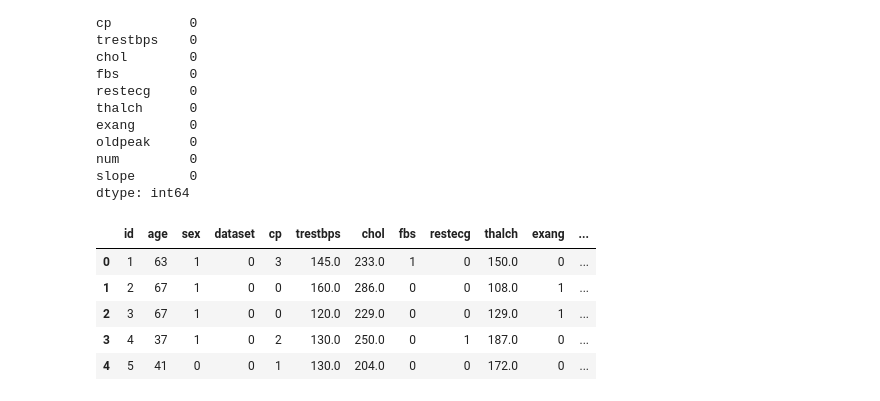
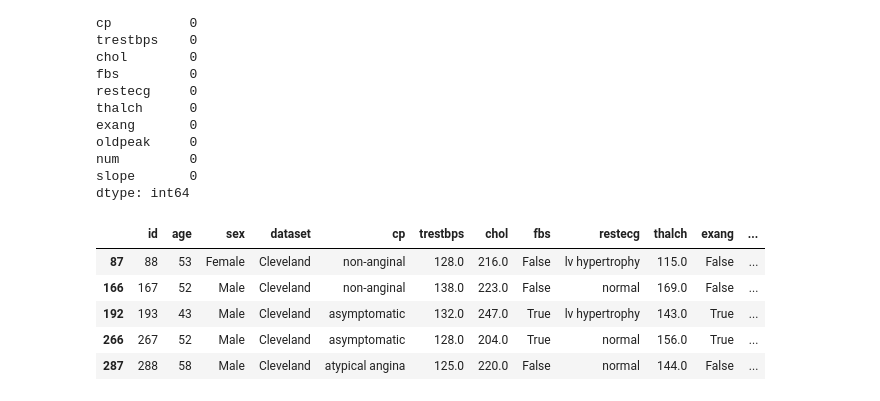
Before and after one commit to devbilalkhan/ml-heart-disease-uci, a Jupyter notebook: uci_heart_disease_data.ipynb, the cells around one changed output. Drawn from its saved outputs; the diff is of its cells as text; code cells hidden in the pictures.

Commit message:
missing values imputation with random forest.

```diff
--- a/uci_heart_disease_data.ipynb
+++ b/uci_heart_disease_data.ipynb
@@ -408,14 +448,18 @@ weighted avg       0.69      0.72      0.70        60
 # %%
-X = df_pred_slope
+df_encoded_pred = df_missing.drop(['slope', 'ca', 'thal'], axis=1)
 
-le = LabelEncoder()
-for col in X.columns:
-    if X[col].dtype == 'object':
-        X[col] = le.fit_transform(X[col])
+def encode_and_predict(df, target_variable, model):
 
-X['slope'] = rf_model_slope.predict(X)
+    le = LabelEncoder()
+    for col in df.columns:
+        if df[col].dtype == 'object':
+            df[col] = le.fit_transform(df[col])
 
-X.isnull().sum()
+    df[target_variable] = model.predict(df)
+
+encode_and_predict(df_encoded_pred, 'slope', rf_model_slope)
+
+df_encoded_pred.isnull().sum()
 # %% [output]
 id          0
 age         0
@@ -432,12 +476,14 @@ oldpeak     0
 num         0
 slope       0
 dtype: int64
+# %%
+df_missing.loc[:,'slope'] = df_encoded_pred['slope']
 # %%
-X.head()
+df_missing.head()
 # %% [output]
 |  | id | age | sex | dataset | cp | trestbps | chol | fbs | restecg | thalch | exang | ... |
-| 0 | 1 | 63 | 1 | 0 | 3 | 145.0 | 233.0 | 1 | 0 | 150.0 | 0 | ... |
-| 1 | 2 | 67 | 1 | 0 | 0 | 160.0 | 286.0 | 0 | 0 | 108.0 | 1 | ... |
-| 2 | 3 | 67 | 1 | 0 | 0 | 120.0 | 229.0 | 0 | 0 | 129.0 | 1 | ... |
-| 3 | 4 | 37 | 1 | 0 | 2 | 130.0 | 250.0 | 0 | 1 | 187.0 | 0 | ... |
-| 4 | 5 | 41 | 0 | 0 | 1 | 130.0 | 204.0 | 0 | 0 | 172.0 | 0 | ... |
+| 87 | 88 | 53 | Female | Cleveland | non-anginal | 128.0 | 216.0 | False | lv hypertrophy | 115.0 | False | ... |
+| 166 | 167 | 52 | Male | Cleveland | non-anginal | 138.0 | 223.0 | False | normal | 169.0 | False | ... |
+| 192 | 193 | 43 | Male | Cleveland | asymptomatic | 132.0 | 247.0 | True | lv hypertrophy | 143.0 | True | ... |
+| 266 | 267 | 52 | Male | Cleveland | asymptomatic | 128.0 | 204.0 | True | normal | 156.0 | True | ... |
+| 287 | 288 | 58 | Male | Cleveland | atypical angina | 125.0 | 220.0 | False | normal | 144.0 | False | ... |
```
Also changed, not shown: parts of 9 cells of this notebook.
